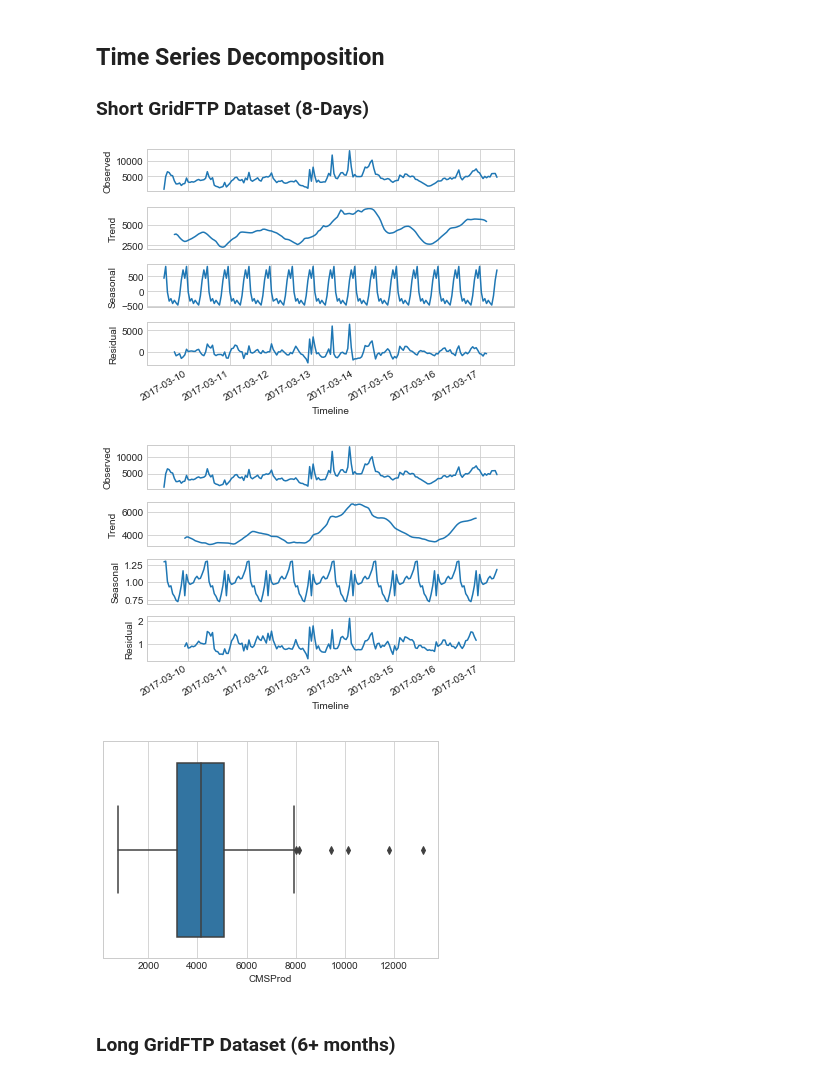
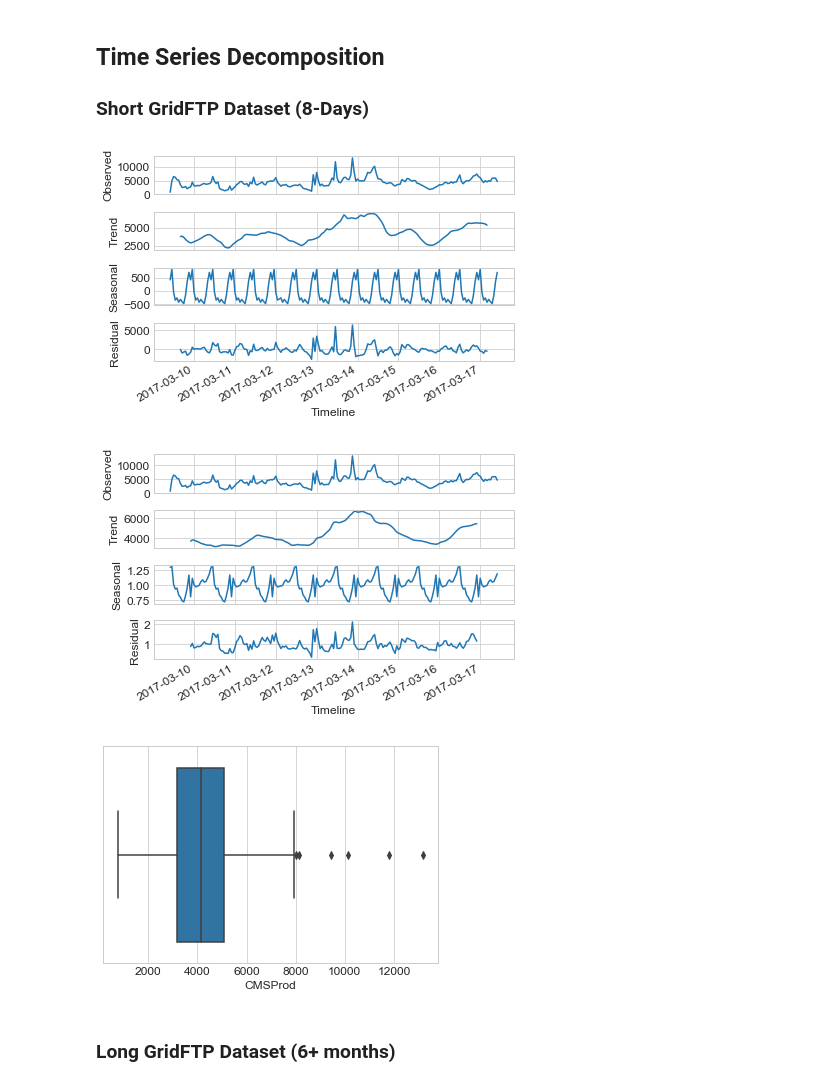
Before and after one commit to deepaknadig/predictive-ts-analysis, a Jupyter notebook: notebooks/exploratory-analysis.ipynb, the cells around one changed output. Cells and saved outputs as stored; diff of their text form; code cells hidden in the pictures.

```diff
--- a/notebooks/exploratory-analysis.ipynb
+++ b/notebooks/exploratory-analysis.ipynb
@@ -8,6 +8,7 @@ Import the necessary libraries. **_numpy_** library provides numerical computing
 import numpy as np
 import pandas as pd
 from pandas.plotting import autocorrelation_plot as acfplot
+import matplotlib
 import matplotlib.pyplot as plt
 import seaborn as sns
 
@@ -24,6 +25,15 @@ import datetime as dt
 import warnings
 warnings.simplefilter('ignore')
 
+import matplotlib.pylab as pylab
+params = {'legend.fontsize': 'x-large',
+         # 'figure.figsize': (15, 5),
+         'axes.labelsize': 'xx-large',
+         'axes.titlesize':'xx-large',
+         'xtick.labelsize':'xx-large',
+         'ytick.labelsize':'xx-large'}
+pylab.rcParams.update(params)
+
 %matplotlib inline
 # %% [markdown]
 Below we define a method for plotting time series data. The method is used to plot the time series, autocorrelation (ACF), partial autocorrelation (PACF), QQ and probability plots (normal). Additionally, we get the kernel density plot and the ACF plot with 95% and 99% confidence intervals.
@@ -200,24 +216,31 @@ plot_acfs(cmsprodSeries_long, lags=30)
 ## Time Series Decomposition
 ### Short GridFTP Dataset (8-Days)
 # %%
+params = {'legend.fontsize': 'x-large',
+         # 'figure.figsize': (15, 5),
+         'axes.labelsize': 'large',
+         'axes.titlesize':'large',
+         'xtick.labelsize':'large',
+         'ytick.labelsize':'large'}
+pylab.rcParams.update(params)
 data_decomposed_additive = smt.seasonal_decompose(cmsprodSeries, model='additive', freq=12)
 plt.style.use('seaborn-whitegrid')
 dc_plot_add = data_decomposed_additive.plot()
 
 plt.savefig('/tmp/ts_decomp_short.png', dpi=300, bbox_inches='tight')
 # %% [output]
-[figure, old version]
+[figure, new version]
 # %%
 data_decomposed_mul = smt.seasonal_decompose(cmsprodSeries, model='multiplicative', freq=24)
 dc_plot_mul = data_decomposed_mul.plot()
 # %% [output]
-[figure, old version]
+[figure, new version]
 # %%
 plt.style.use('seaborn-whitegrid')
 bp = sns.boxplot(cmsprodSeries)
 plt.savefig('/tmp/box_short.png', dpi=300, bbox_inches='tight')
 # %% [output]
-[figure, old version]
+[figure, new version]
 # %% [markdown]
 ### Long GridFTP Dataset (6+ months)
 # %%
```
Also changed, not shown: parts of 16 cells of this notebook, 17 other files.
